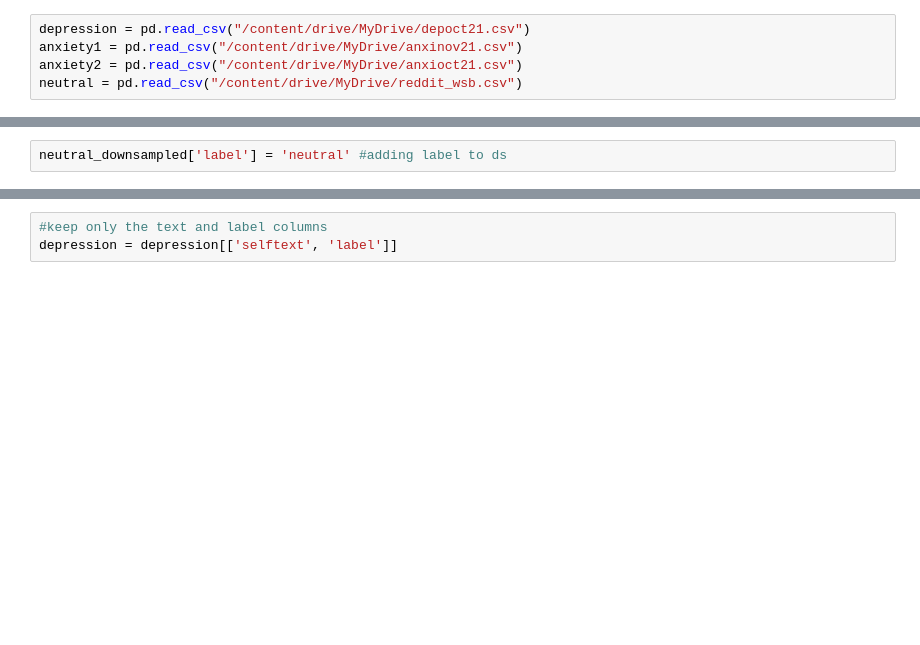
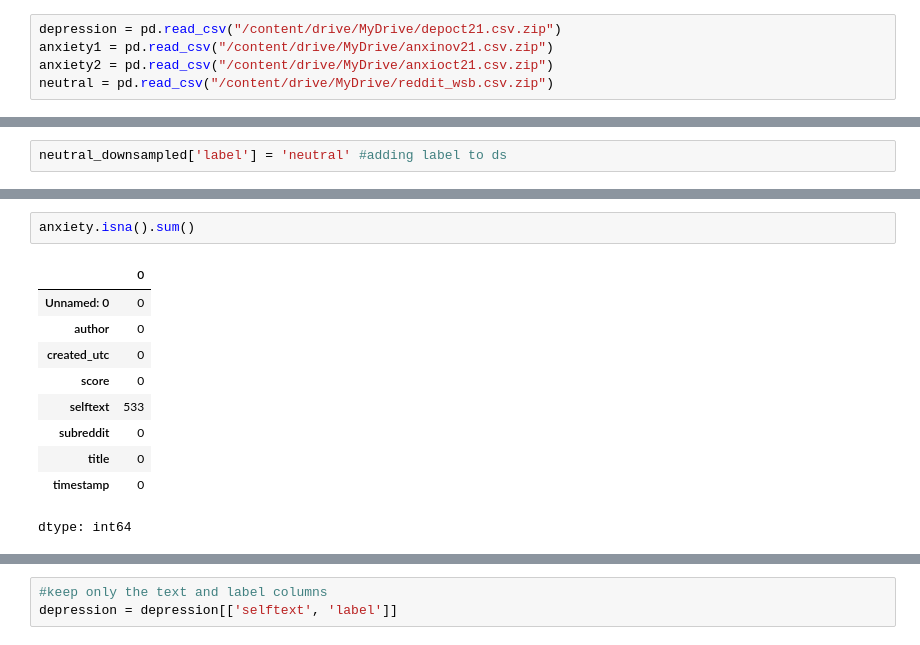
Before and after one commit to mk123x/Mental-Health-Transformer-Classification, a Jupyter notebook: mental_health__transformer_classification.ipynb, the cells around one changed output, grey strips where cells are left out. Drawn from its saved outputs; the diff is of its cells as text; blank space fills up the shorter version.

```diff
--- a/mental_health__transformer_classification.ipynb
+++ b/mental_health__transformer_classification.ipynb
@@ -18,7 +35,7 @@ from sklearn.metrics import (accuracy_score,classification_report,confusion_matr
 # %% [markdown]
 # Dataset loading and merging
 # %%
-depression = pd.read_csv("/content/drive/MyDrive/depoct21.csv")
-anxiety1 = pd.read_csv("/content/drive/MyDrive/anxinov21.csv")
-anxiety2 = pd.read_csv("/content/drive/MyDrive/anxioct21.csv")
-neutral = pd.read_csv("/content/drive/MyDrive/reddit_wsb.csv")
+depression = pd.read_csv("/content/drive/MyDrive/depoct21.csv.zip")
+anxiety1 = pd.read_csv("/content/drive/MyDrive/anxinov21.csv.zip")
+anxiety2 = pd.read_csv("/content/drive/MyDrive/anxioct21.csv.zip")
+neutral = pd.read_csv("/content/drive/MyDrive/reddit_wsb.csv.zip")
@@ -111,5 +99,18 @@ depression.head()
 | 2 | 2 | Emotional_Pea2059 | 1635683923 | 1 | [removed] | depression | Trauma left me emotionless help | 2021-10-31 23:38:43 | depression |
 | 3 | 3 | TheMournfulLady | 1635683277 | 1 | Warning: ranty rant\n\n\nI was ju... | depression | I couldn’t tell a creepy stranger... | 2021-10-31 23:27:57 | depression |
 | 4 | 4 | tinydog360 | 1635683257 | 1 | [removed] | depression | Forever alone and single | 2021-10-31 23:27:37 | depression |
+# %%
+anxiety.isna().sum()
+# %% [output]
+|  | 0 |
+| Unnamed: 0 | 0 |
+| author | 0 |
+| created_utc | 0 |
+| score | 0 |
+| selftext | 533 |
+| subreddit | 0 |
+| title | 0 |
+| timestamp | 0 |
+dtype: int64
 # %%
 #count missing text
```
Also changed, not shown: parts of 58 cells of this notebook.
